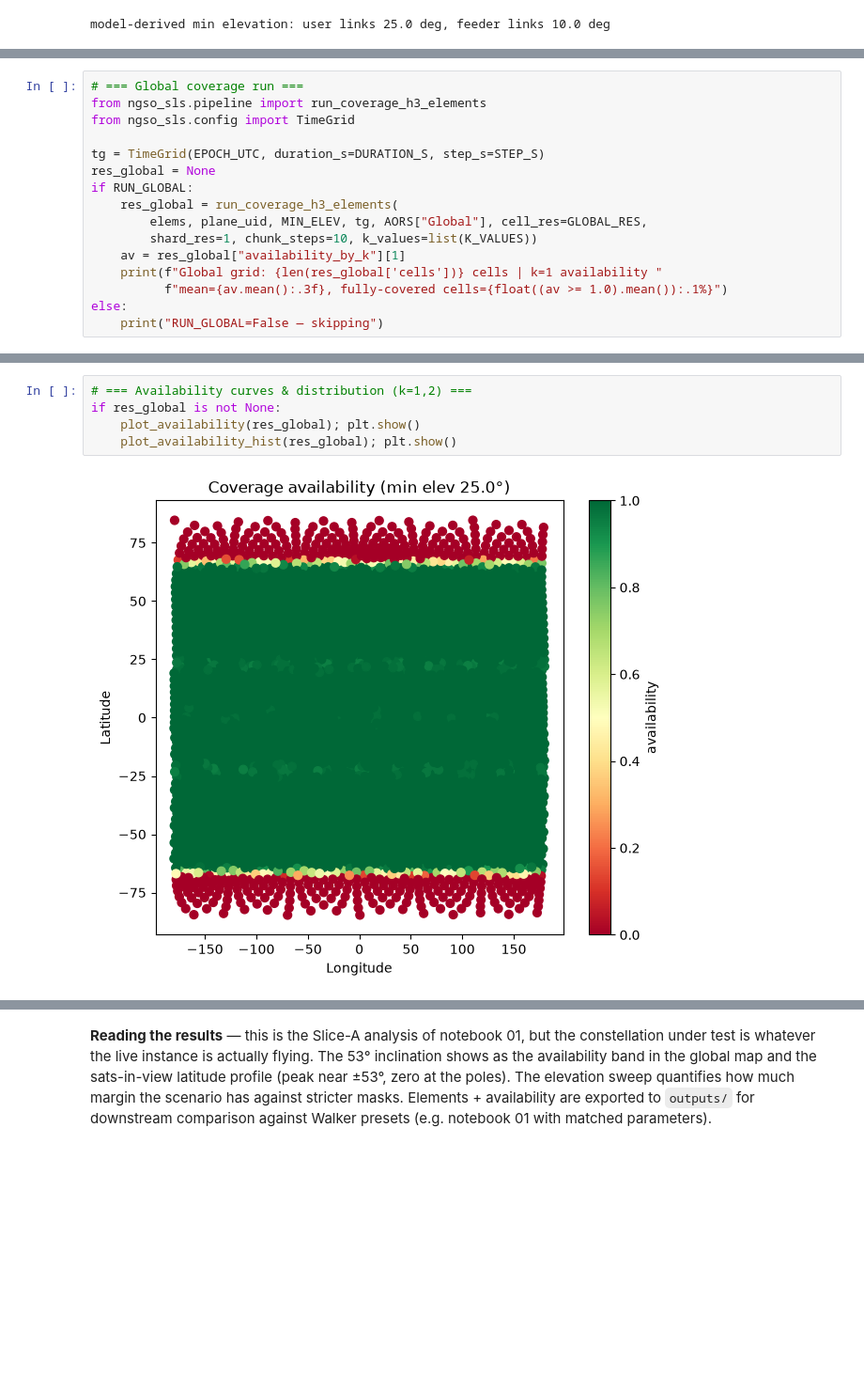
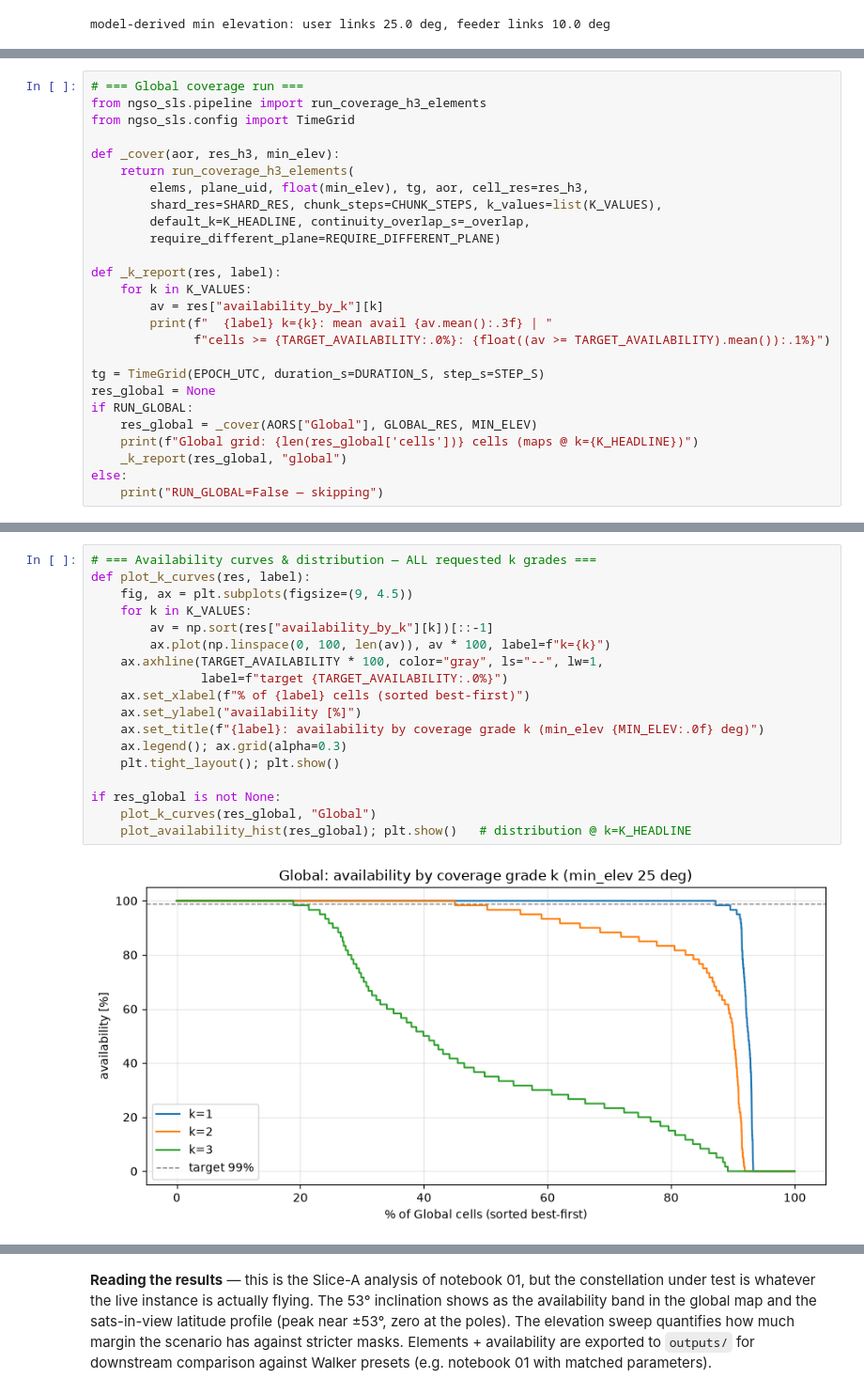
Before and after one commit to luca-aalyria/spacetime-sls, a Jupyter notebook: notebooks/07_live_coverage_explorer.ipynb, the cells around one changed output, grey strips where cells are left out. Shown at 94% size. Drawn from its saved outputs; the diff is of its cells as text; blank space fills up the shorter version.

```diff
--- a/notebooks/07_live_coverage_explorer.ipynb
+++ b/notebooks/07_live_coverage_explorer.ipynb
@@ -145,15 +162,25 @@ analysis: global=True@res2, region=India@res3, min_elev=25 deg (model), sweep=(1
 from ngso_sls.pipeline import run_coverage_h3_elements
 from ngso_sls.config import TimeGrid
 
+def _cover(aor, res_h3, min_elev):
+    return run_coverage_h3_elements(
+        elems, plane_uid, float(min_elev), tg, aor, cell_res=res_h3,
+        shard_res=SHARD_RES, chunk_steps=CHUNK_STEPS, k_values=list(K_VALUES),
+        default_k=K_HEADLINE, continuity_overlap_s=_overlap,
+        require_different_plane=REQUIRE_DIFFERENT_PLANE)
+
+def _k_report(res, label):
+    for k in K_VALUES:
+        av = res["availability_by_k"][k]
+        print(f"  {label} k={k}: mean avail {av.mean():.3f} | "
+              f"cells >= {TARGET_AVAILABILITY:.0%}: {float((av >= TARGET_AVAILABILITY).mean()):.1%}")
+
 tg = TimeGrid(EPOCH_UTC, duration_s=DURATION_S, step_s=STEP_S)
 res_global = None
 if RUN_GLOBAL:
-    res_global = run_coverage_h3_elements(
-        elems, plane_uid, MIN_ELEV, tg, AORS["Global"], cell_res=GLOBAL_RES,
-        shard_res=1, chunk_steps=10, k_values=list(K_VALUES))
-    av = res_global["availability_by_k"][1]
-    print(f"Global grid: {len(res_global['cells'])} cells | k=1 availability "
-          f"mean={av.mean():.3f}, fully-covered cells={float((av >= 1.0).mean()):.1%}")
+    res_global = _cover(AORS["Global"], GLOBAL_RES, MIN_ELEV)
+    print(f"Global grid: {len(res_global['cells'])} cells (maps @ k={K_HEADLINE})")
+    _k_report(res_global, "global")
 else:
     print("RUN_GLOBAL=False — skipping")
 # %% [output]
@@ -171,9 +204,22 @@ if res_global is not None:
 [figure]
 [figure]
 # %%
-# === Availability curves & distribution (k=1,2) ===
+# === Availability curves & distribution — ALL requested k grades ===
+def plot_k_curves(res, label):
+    fig, ax = plt.subplots(figsize=(9, 4.5))
+    for k in K_VALUES:
+        av = np.sort(res["availability_by_k"][k])[::-1]
+        ax.plot(np.linspace(0, 100, len(av)), av * 100, label=f"k={k}")
+    ax.axhline(TARGET_AVAILABILITY * 100, color="gray", ls="--", lw=1,
+               label=f"target {TARGET_AVAILABILITY:.0%}")
+    ax.set_xlabel(f"% of {label} cells (sorted best-first)")
+    ax.set_ylabel("availability [%]")
+    ax.set_title(f"{label}: availability by coverage grade k (min_elev {MIN_ELEV:.0f} deg)")
+    ax.legend(); ax.grid(alpha=0.3)
+    plt.tight_layout(); plt.show()
+
 if res_global is not None:
-    plot_availability(res_global); plt.show()
-    plot_availability_hist(res_global); plt.show()
+    plot_k_curves(res_global, "Global")
+    plot_availability_hist(res_global); plt.show()   # distribution @ k=K_HEADLINE
 # %% [output]
-[figure, old version]
+[figure, new version]
```
Also changed, not shown: parts of 6 cells of this notebook, 1 other file.
